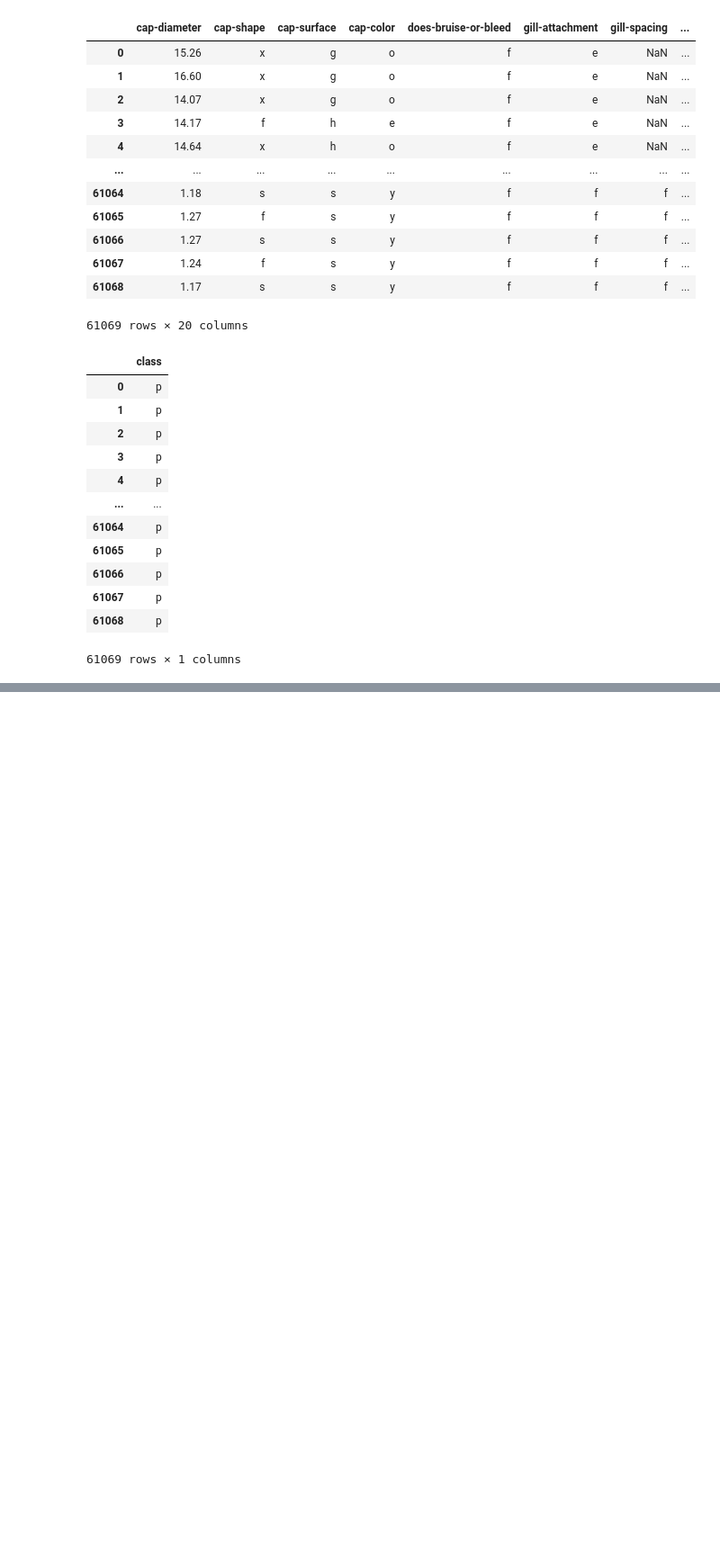
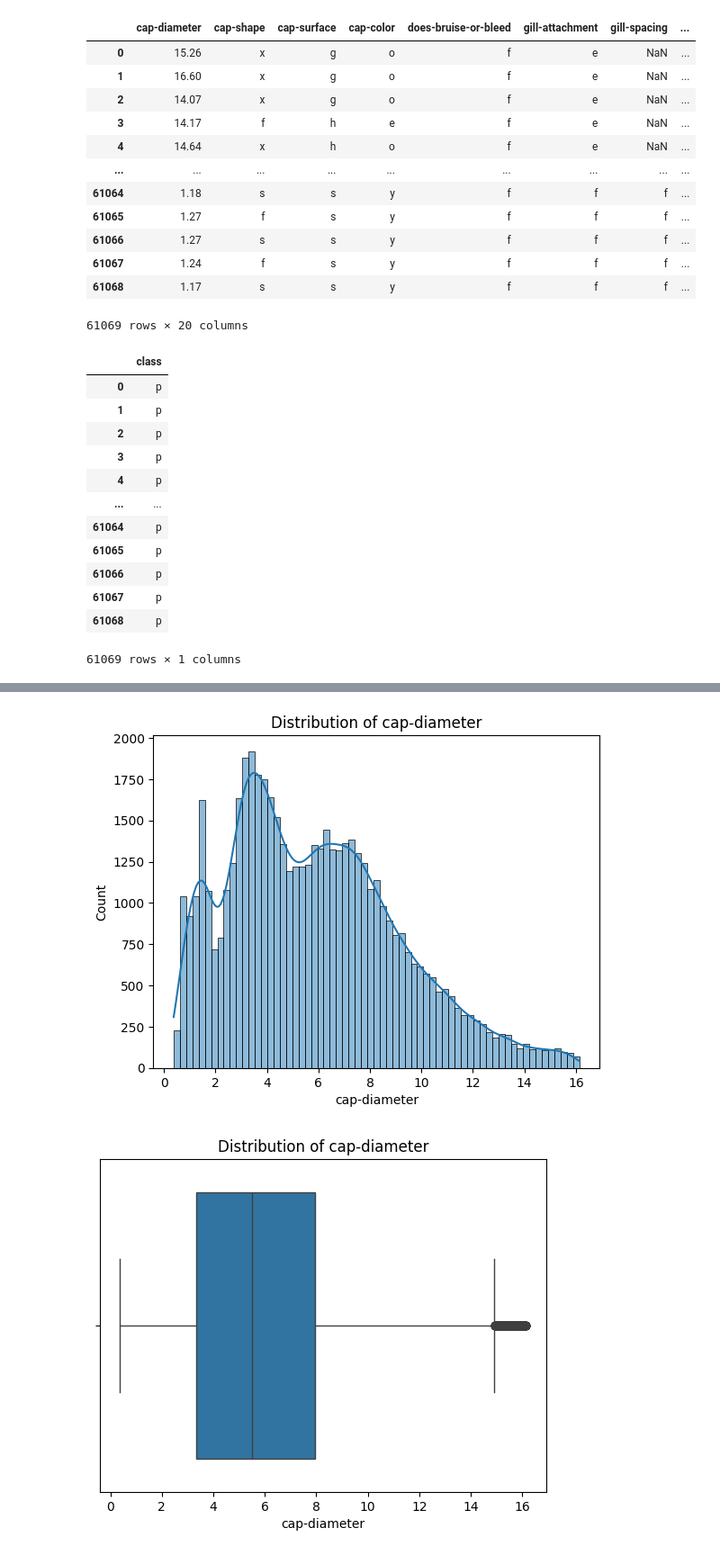
Before and after one commit to belalmohsen13/Machine_Learning, a Jupyter notebook: Classification/classification 2/Classification_Task.ipynb, the cells around one changed output, grey strips where cells are left out. Shown at 90% size. Saved outputs shown, nothing was run; the diff lists cells and outputs as text; code cells hidden in the pictures; blank space fills up the shorter version.

```diff
--- a/Classification/classification 2/Classification_Task.ipynb
+++ b/Classification/classification 2/Classification_Task.ipynb
@@ -276,0 +495,22 @@ Compare tuned models with baseline models to measure improvement.
+# %%
+num_col=df.select_dtypes(include=['float','int'])
+# %%
+for col in num_col:
+   q1= df[col].quantile(0.25)
+   q3= df[col].quantile(0.75)
+   IQR=q3-q1
+   lower = q1 - 1.5 * IQR
+   upper = q3 + 1.5 * IQR
+   df=df[(df[col] >= lower) & (df[col] <= upper)]
+# %%
+for col in df.select_dtypes(include=['float','int']).columns:
+    sns.histplot(x=df[col],data=df,kde=True)
+    plt.title(f"Distribution of {col}")
+    plt.show()
+
+    sns.boxplot(x=df[col],data=df)
+    plt.title(f"Distribution of {col}")
+    plt.show()
+# %% [output]
+[figure, added]
+[figure, added]
```
Also changed, not shown: parts of 51 cells of this notebook, 1 other file.
